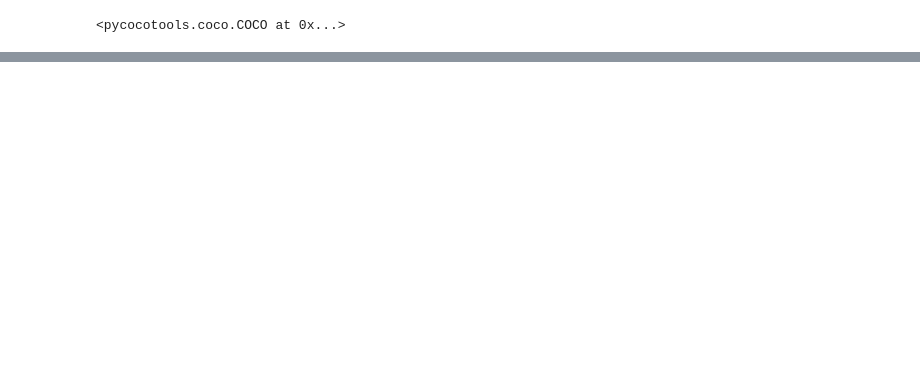
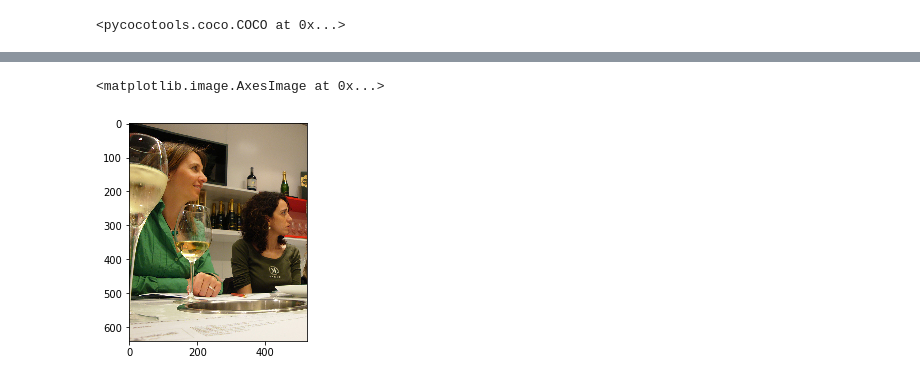
Before and after one commit to rg4sun/COCO_ABC, a Jupyter notebook: glance_through_COCO.ipynb, the cells around one changed output, grey strips where cells are left out. Saved outputs shown, nothing was run; the diff lists cells and outputs as text; code cells hidden in the pictures; blank space fills up the shorter version.

```diff
--- a/glance_through_COCO.ipynb
+++ b/glance_through_COCO.ipynb
@@ -122,0 +198,9 @@ categories = coco.loadCats(coco.getCatIds())
+# %%
+imgPath = train_set[train_set.index(os.path.join(COCODIRS['train2017'],'000000001757.jpg'))]
+img = cv.imread(imgPath)
+img = bgr2rgb(img)
+# %%
+plt.imshow(img)
+# %% [output]
+<matplotlib.image.AxesImage at 0x...>
+[figure, added]
```
Also changed, not shown: parts of 13 cells of this notebook.
